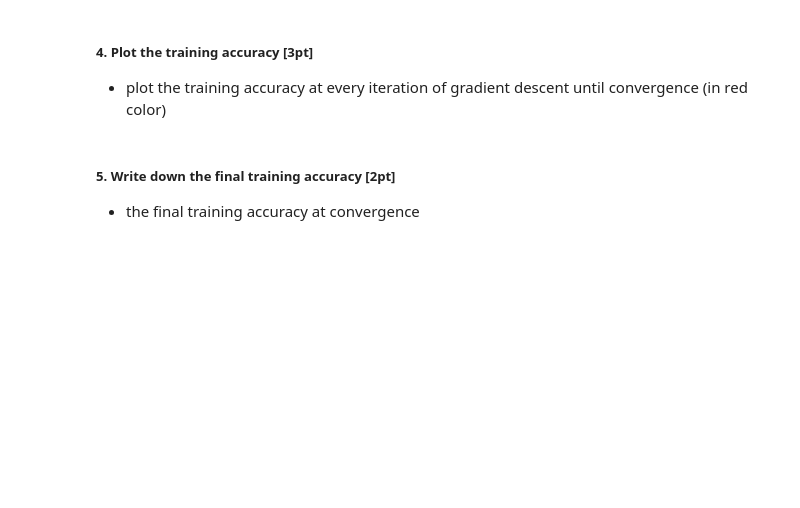
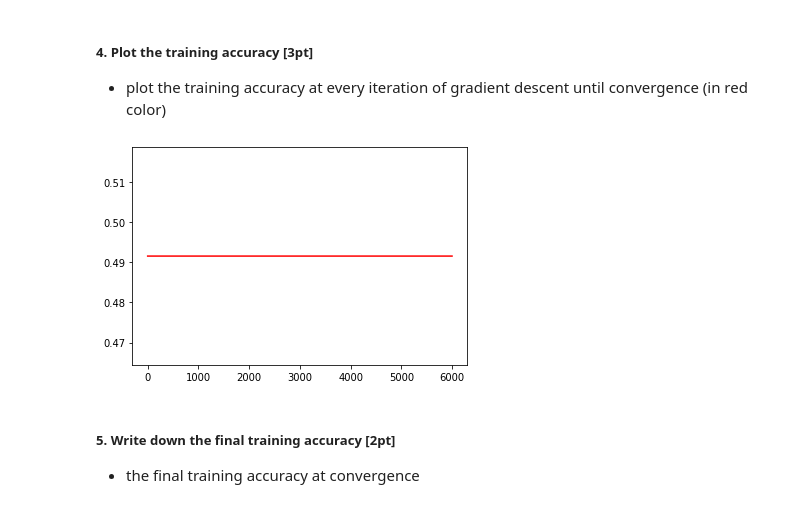
Before and after one commit to heebinYoo/assignment-02, a Jupyter notebook: assign02.ipynb, the cells around one changed output. Cells and saved outputs as stored; diff of their text form; code cells hidden in the pictures; blank space fills up the shorter version.

```diff
--- a/assign02.ipynb
+++ b/assign02.ipynb
@@ -158,8 +107,10 @@ plt.show()
 ##### 4. Plot the training accuracy [3pt]
 - plot the training accuracy at every iteration of gradient descent until convergence (in red color)
 # %%
-plt.plot(J_log_train,c='red')
+plt.plot(accuracy_log,c='red')
 plt.show()
+# %% [output]
+[figure, added]
 # %% [markdown]
 ##### 5. Write down the final training accuracy [2pt]
 - the final training accuracy at convergence
```
Also changed, not shown: parts of 15 cells of this notebook.
